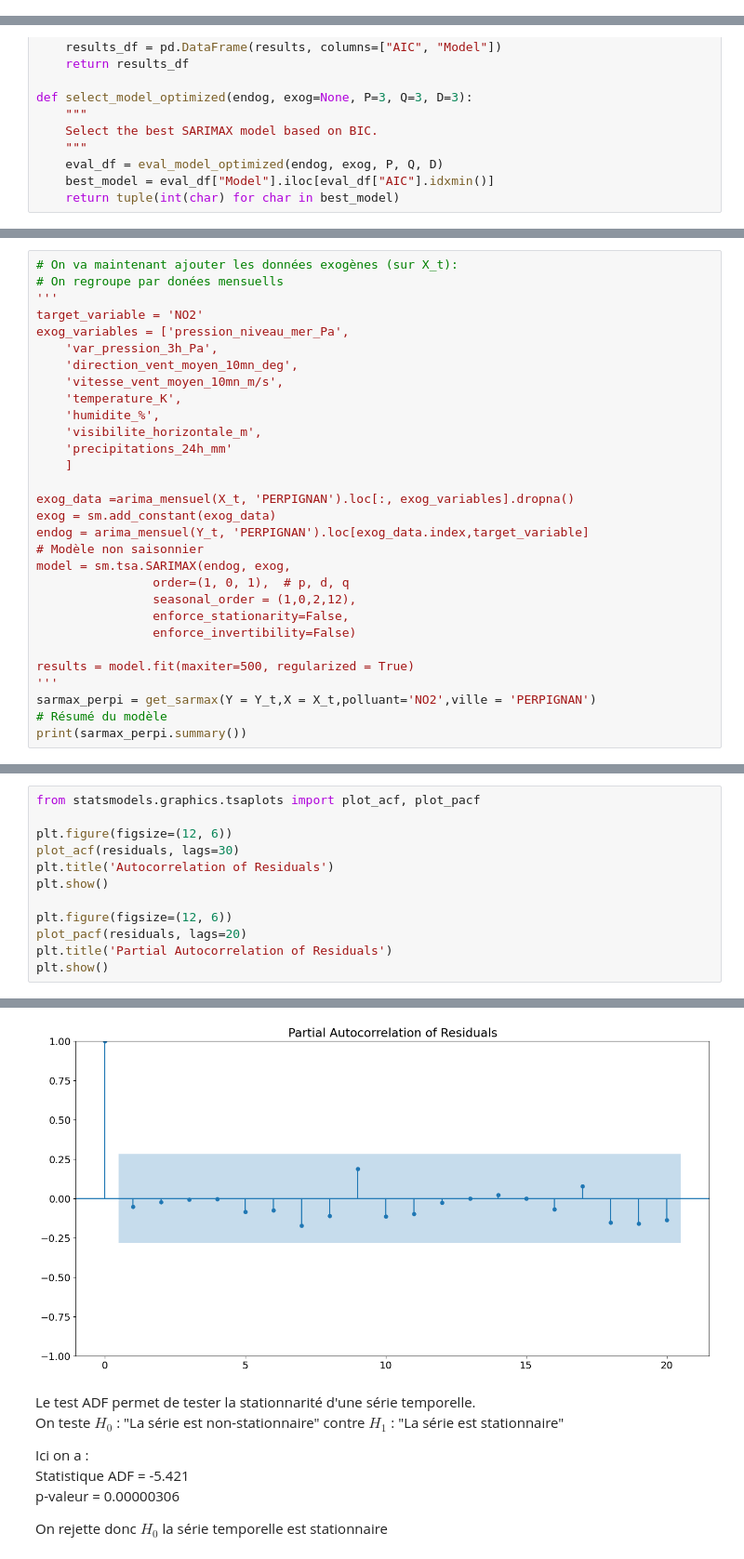
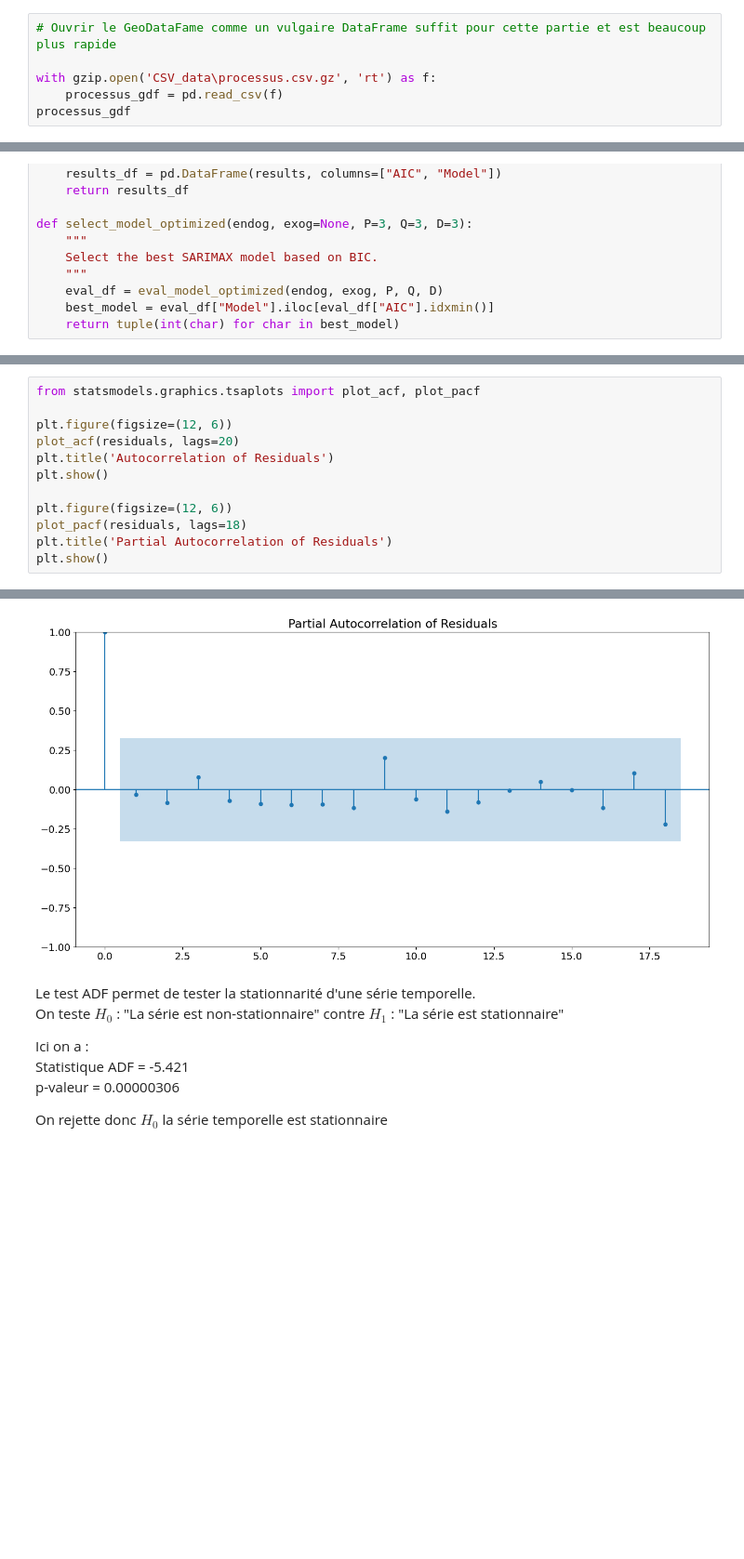
Before and after one commit to Antoine-Merienne/Projet-data-science-Mornand-Merienne, a Jupyter notebook: analyse_pollution_air.ipynb, the cells around one changed output, grey strips where cells are left out. Shown at 93% size. Drawn from its saved outputs; the diff is of its cells as text; blank space fills up the shorter version.

```diff
--- a/analyse_pollution_air.ipynb
+++ b/analyse_pollution_air.ipynb
@@ -511,0 +508,6 @@ Index(['level_0', 'index', 'nom_m', 'date', 'NO2', 'geometry', 'O3', 'PM2.5',
+# %%
+# Ouvrir le GeoDataFame comme un vulgaire DataFrame suffit pour cette partie et est beaucoup plus rapide
+
+with gzip.open('CSV_data\processus.csv.gz', 'rt') as f:
+    processus_gdf = pd.read_csv(f)
+processus_gdf
@@ -967,30 +964,0 @@ Le modèle a été calculé pour PERPIGNAN
-# %%
-# On va maintenant ajouter les données exogènes (sur X_t):
-# On regroupe par donées mensuells
-'''
-target_variable = 'NO2'
-exog_variables = ['pression_niveau_mer_Pa',
-    'var_pression_3h_Pa',
-    'direction_vent_moyen_10mn_deg',
-    'vitesse_vent_moyen_10mn_m/s',
-    'temperature_K',
-    'humidite_%',
-    'visibilite_horizontale_m',
-    'precipitations_24h_mm'
-    ]
-
-exog_data =arima_mensuel(X_t, 'PERPIGNAN').loc[:, exog_variables].dropna()
-exog = sm.add_constant(exog_data)
-endog = arima_mensuel(Y_t, 'PERPIGNAN').loc[exog_data.index,target_variable]
-# Modèle non saisonnier
-model = sm.tsa.SARIMAX(endog, exog,
-                order=(1, 0, 1),  # p, d, q
-                seasonal_order = (1,0,2,12),
-                enforce_stationarity=False,
-                enforce_invertibility=False)
-
-results = model.fit(maxiter=500, regularized = True)
-'''
-sarmax_perpi = get_sarmax(Y = Y_t,X = X_t,polluant='NO2',ville = 'PERPIGNAN')
-# Résumé du modèle
-print(sarmax_perpi.summary())
@@ -1026,12 +999,12 @@ plt.show()
 from statsmodels.graphics.tsaplots import plot_acf, plot_pacf
 
 plt.figure(figsize=(12, 6))
-plot_acf(residuals, lags=30)
+plot_acf(residuals, lags=20)
 plt.title('Autocorrelation of Residuals')
 plt.show()
 
 plt.figure(figsize=(12, 6))
-plot_pacf(residuals, lags=20)
+plot_pacf(residuals, lags=18)
 plt.title('Partial Autocorrelation of Residuals')
 plt.show()
 # %% [output]
@@ -1040,5 +1013,5 @@ plt.show()
 <Figure size 1200x600 with 0 Axes>
-[figure, old version]
+[figure, new version]
 # %% [markdown]
 Le test ADF permet de tester la stationnarité d'une série temporelle.\
 On teste $H_0$ : "La série est non-stationnaire" contre $H_1$ : "La série est stationnaire"
```
Also changed, not shown: parts of 35 cells of this notebook, 1 other file.
